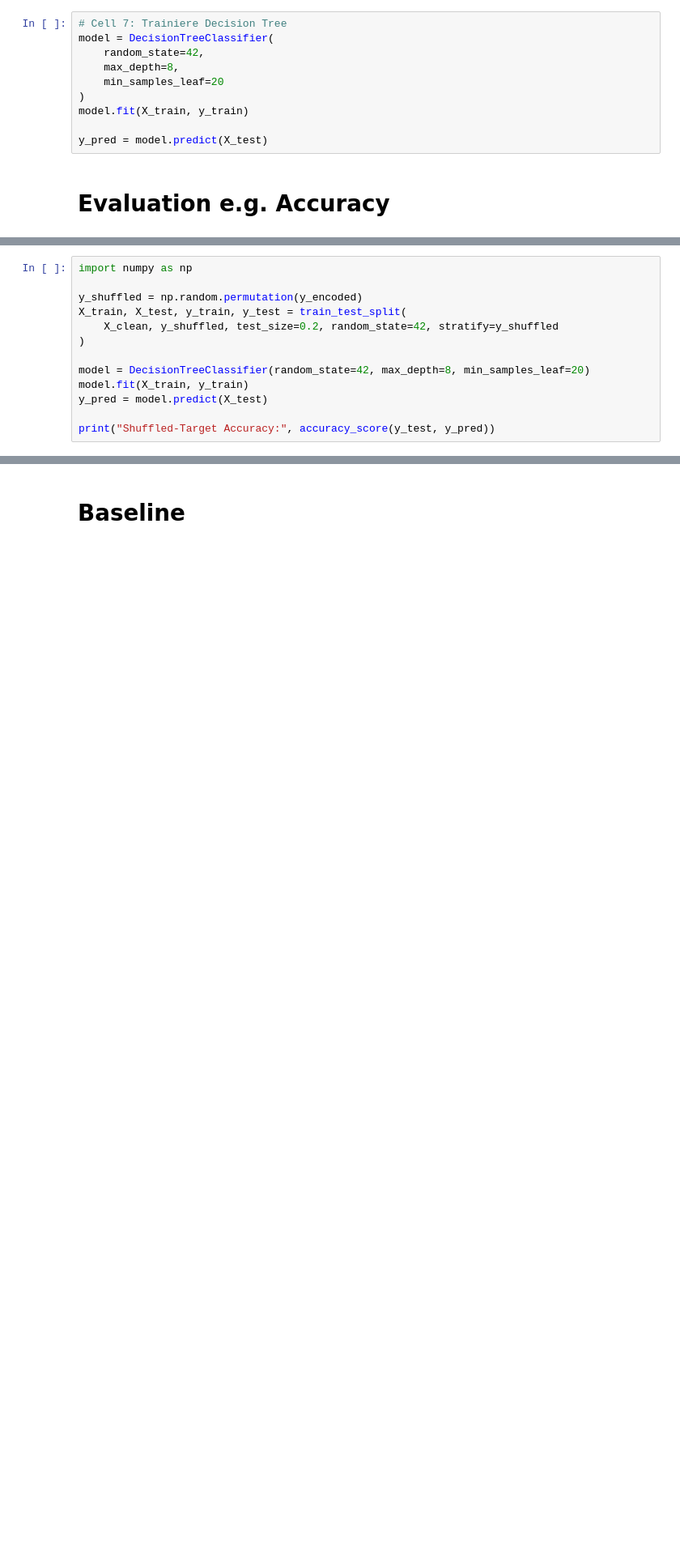
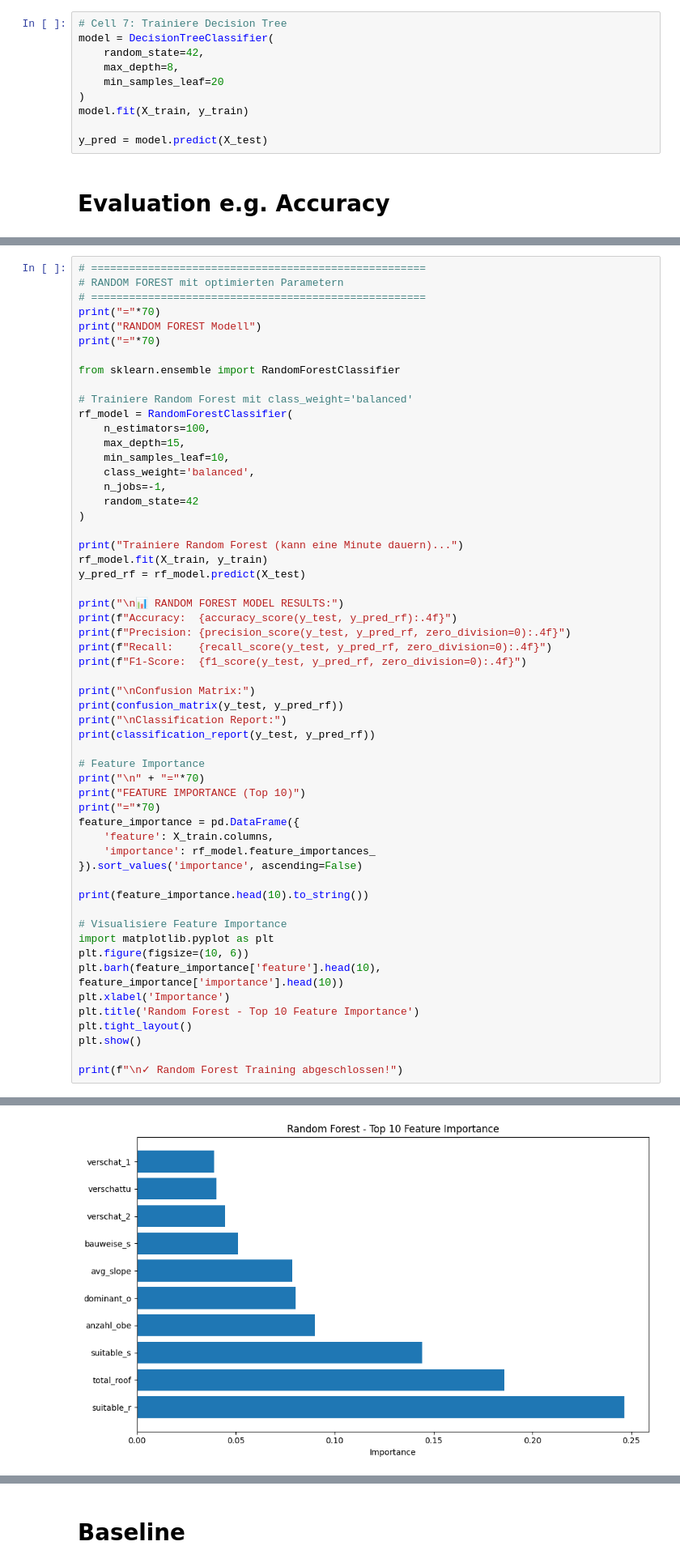
Before and after one commit to markuelbtu/berlin-green-roofs, a Jupyter notebook: notebooks/02_decision_tree.ipynb, the cells around one changed output, grey strips where cells are left out. Shown at 81% size. Drawn from its saved outputs; the diff is of its cells as text; blank space fills up the shorter version.

```diff
--- a/notebooks/02_decision_tree.ipynb
+++ b/notebooks/02_decision_tree.ipynb
@@ -171,14 +307,57 @@ weighted avg       1.00      1.00      1.00    125934
 # %%
-import numpy as np
+# =====================================================
+# RANDOM FOREST mit optimierten Parametern
+# =====================================================
+print("="*70)
+print("RANDOM FOREST Modell")
+print("="*70)
 
-y_shuffled = np.random.permutation(y_encoded)
-X_train, X_test, y_train, y_test = train_test_split(
-    X_clean, y_shuffled, test_size=0.2, random_state=42, stratify=y_shuffled
+from sklearn.ensemble import RandomForestClassifier
+
+# Trainiere Random Forest mit class_weight='balanced'
+rf_model = RandomForestClassifier(
+    n_estimators=100,
+    max_depth=15,
+    min_samples_leaf=10,
+    class_weight='balanced',
+    n_jobs=-1,
+    random_state=42
 )
 
-model = DecisionTreeClassifier(random_state=42, max_depth=8, min_samples_leaf=20)
-model.fit(X_train, y_train)
-y_pred = model.predict(X_test)
+print("Trainiere Random Forest (kann eine Minute dauern)...")
+rf_model.fit(X_train, y_train)
+y_pred_rf = rf_model.predict(X_test)
 
-print("Shuffled-Target Accuracy:", accuracy_score(y_test, y_pred))
+print("\n📊 RANDOM FOREST MODEL RESULTS:")
+print(f"Accuracy:  {accuracy_score(y_test, y_pred_rf):.4f}")
+print(f"Precision: {precision_score(y_test, y_pred_rf, zero_division=0):.4f}")
+print(f"Recall:    {recall_score(y_test, y_pred_rf, zero_division=0):.4f}")
+print(f"F1-Score:  {f1_score(y_test, y_pred_rf, zero_division=0):.4f}")
+
+print("\nConfusion Matrix:")
+print(confusion_matrix(y_test, y_pred_rf))
+print("\nClassification Report:")
+print(classification_report(y_test, y_pred_rf))
+
+# Feature Importance
+print("\n" + "="*70)
+print("FEATURE IMPORTANCE (Top 10)")
+print("="*70)
+feature_importance = pd.DataFrame({
+    'feature': X_train.columns,
+    'importance': rf_model.feature_importances_
+}).sort_values('importance', ascending=False)
+
+print(feature_importance.head(10).to_string())
+
+# Visualisiere Feature Importance
+import matplotlib.pyplot as plt
+plt.figure(figsize=(10, 6))
+plt.barh(feature_importance['feature'].head(10), feature_importance['importance'].head(10))
+plt.xlabel('Importance')
+plt.title('Random Forest - Top 10 Feature Importance')
+plt.tight_layout()
+plt.show()
+
+print(f"\n✓ Random Forest Training abgeschlossen!")
 # %% [output]
@@ -185,0 +381 @@ Shuffled-Target Accuracy: 0.9675306112725713
+[figure, added]
```
Also changed, not shown: parts of 10 cells of this notebook, 1 other file.
